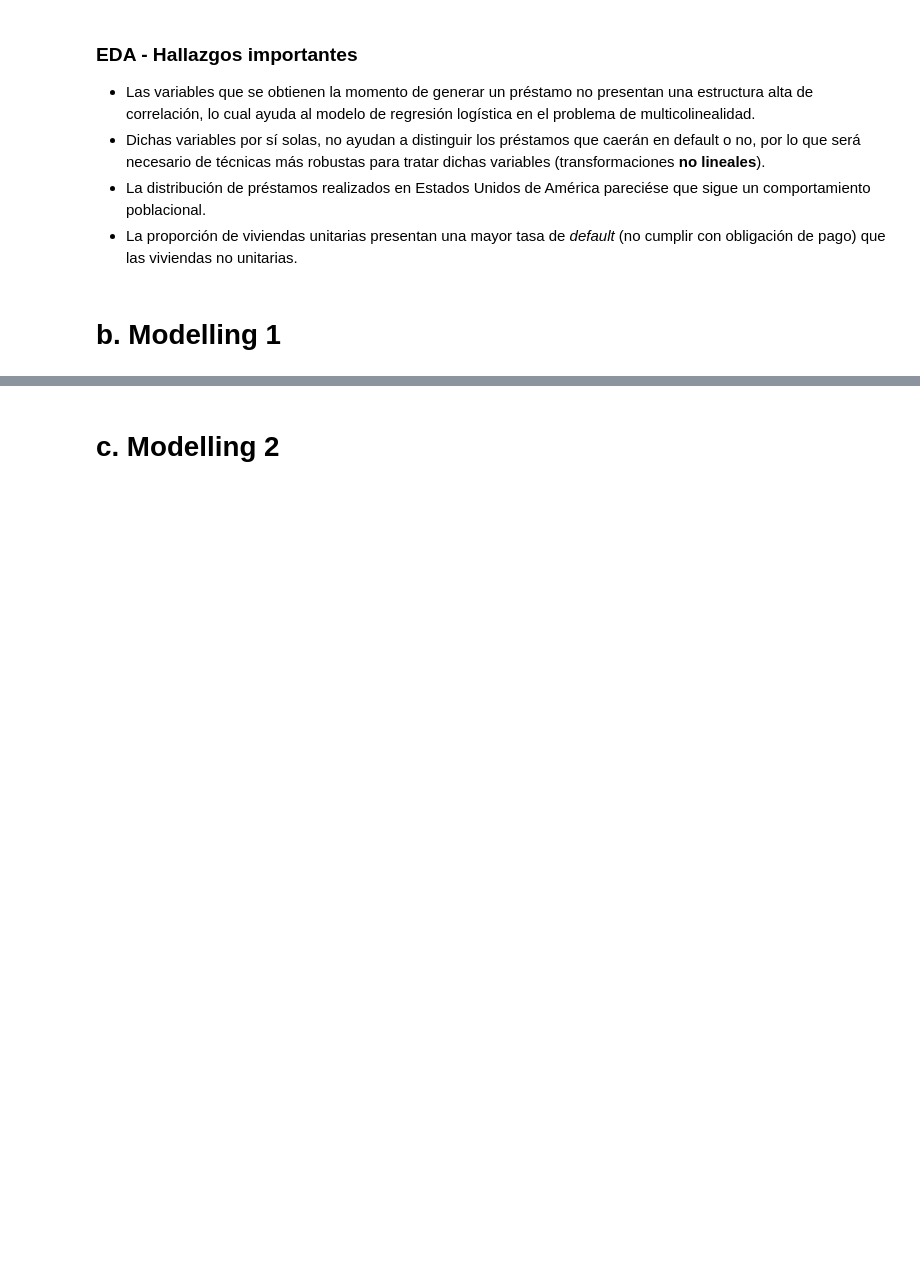
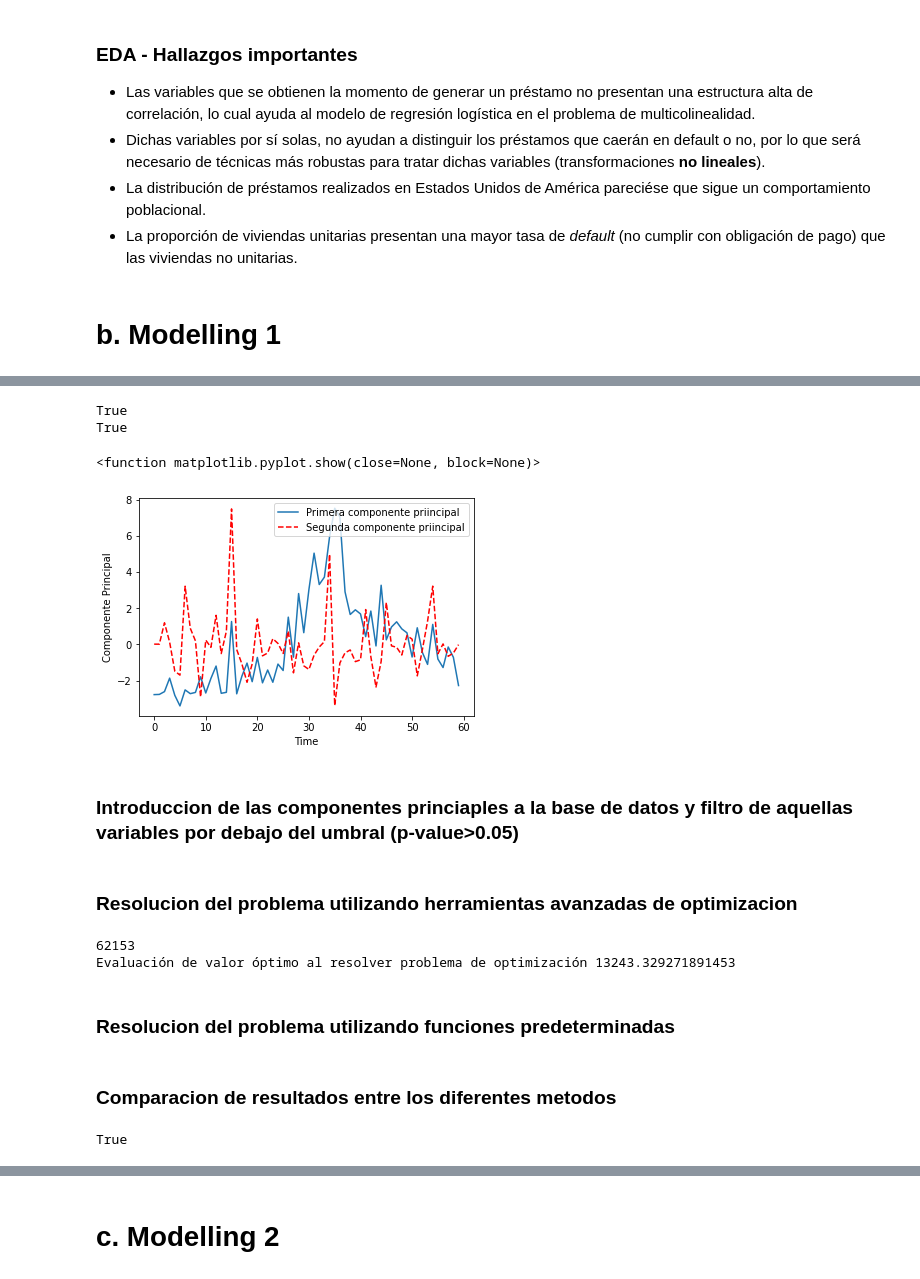
Before and after one commit to arenitss/Proyecto_Final_Analisis_Numerico_Computo_Cientifico, a Jupyter notebook: Reporte/Reporte.ipynb, the cells around one changed output, grey strips where cells are left out. Cells and saved outputs as stored; diff of their text form; code cells hidden in the pictures; blank space fills up the shorter version.

```diff
--- a/Reporte/Reporte.ipynb
+++ b/Reporte/Reporte.ipynb
@@ -502,0 +616,20 @@ El previo gráfico muestra las correlaciones lineales por variables, del cual se
+# %%
+print(cp1 == approx(z[:,0], abs=1e-1, rel=1e-1))
+print(-cp2 == approx(z[:,1], abs=1e-1, rel=1e-1))
+# %% [output]
+True
+True
+# %%
+z = pca.transform(defaultrates_states)
+
+plt.xlabel('Time')
+plt.ylabel('Componente Principal')
+plt.plot(defaultrates_states1.index, cp1, alpha =1, label = "Primera componente priincipal")
+plt.plot(defaultrates_states1.index, -cp2, alpha =1, color = 'red', linestyle = 'dashed', label = "Segunda componente priincipal")
+plt.legend(loc='best')
+plt.show
+# %% [output]
+<function matplotlib.pyplot.show(close=None, block=None)>
+[figure, added]
+# %% [markdown]
+### Introduccion de las componentes princiaples a la base de datos y filtro de aquellas variables por debajo del umbral (p-value>0.05)
@@ -502,0 +640,14 @@ El previo gráfico muestra las correlaciones lineales por variables, del cual se
+# %% [markdown]
+### Resolucion del problema utilizando herramientas avanzadas de optimizacion
+# %%
+fitted_values_cpa , model_cpa = estim_prob(data_cpa,['default_time', 'balance_time','interest_rate_time',
+                                               'rate_time','hpi_time',
+                                               'gdp_time','uer_time','REtype_CO_orig_time','REtype_SF_orig_time',
+                                               'investor_orig_time','balance_orig_time','FICO_orig_time','LTV_orig_time',
+                                               'Interest_Rate_orig_time','hpi_orig_time','LTV_time',
+                                               'cpa1', 'cpa2'])
+# %% [output]
+62153
+Evaluación de valor óptimo al resolver problema de optimización 13243.329271891453
+# %% [markdown]
+### Resolucion del problema utilizando funciones predeterminadas
@@ -502,0 +656,6 @@ El previo gráfico muestra las correlaciones lineales por variables, del cual se
+# %% [markdown]
+### Comparacion de resultados entre los diferentes metodos
+# %%
+print(model_cpa == approx(np.array(model_lr_cpa.params), abs=1e-3, rel=1e-3))
+# %% [output]
+True
```
Also changed, not shown: parts of 49 cells of this notebook.
